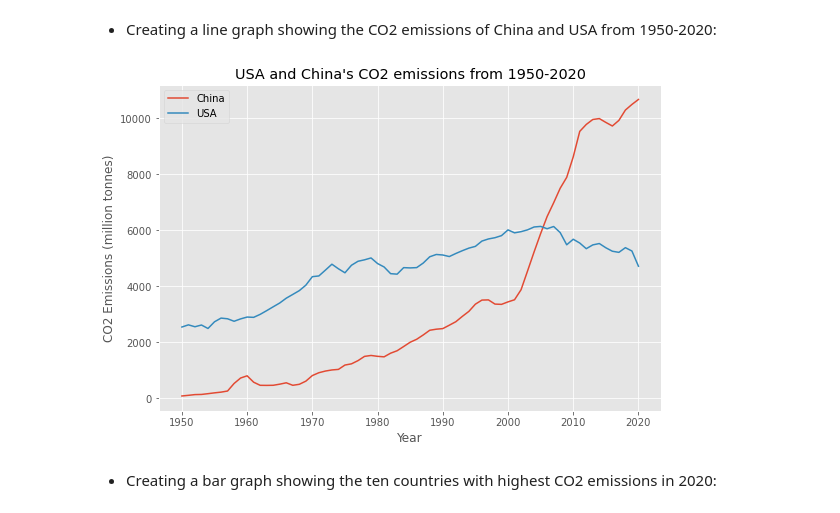
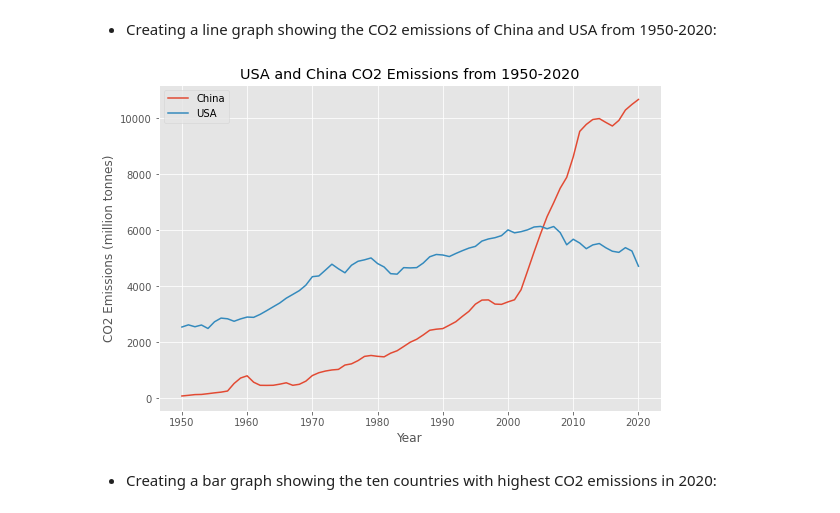
Before and after one commit to seanjkk/co2-emissions-project, a Jupyter notebook: analysis.ipynb, the cells around one changed output. Saved outputs shown, nothing was run; the diff lists cells and outputs as text; code cells hidden in the pictures.

```diff
--- a/analysis.ipynb
+++ b/analysis.ipynb
@@ -258,30 +258,30 @@ plt.show()
 # %%
 # Creating new data frame for each country
 df_usa = df[(df.country == 'United States')]
 df_china = df[(df.country == 'China')]
 
 # Creating a list for each country's CO2 values
 usa_co2 = df_usa['co2'].values.tolist()
 china_co2 = df_china['co2'].values.tolist()
 
 # Creating a new data frame with USA CO2, China CO2 and year values
 df_line = pd.DataFrame(
     { 'USA': usa_co2,
     'China': china_co2,
     'Year': year
     }
 )
 
 # Plotting graph
 plt.plot(df_line['Year'], df_line['China'], label='China')
 plt.plot(df_line['Year'], df_line['USA'], label='USA')
 plt.legend(loc='upper left')
 plt.xlabel('Year')
 plt.ylabel('CO2 Emissions (million tonnes)')
-plt.title('USA and China\'s CO2 emissions from 1950-2020')
+plt.title('USA and China CO2 Emissions from 1950-2020')
 plt.show()
 # %% [output]
-[figure, old version]
+[figure, new version]
 # %% [markdown]
  - Creating a bar graph showing the ten countries with highest CO2 emissions in 2020:
 # %%
```
Also changed, not shown: parts of 5 cells of this notebook, 1 other file.
